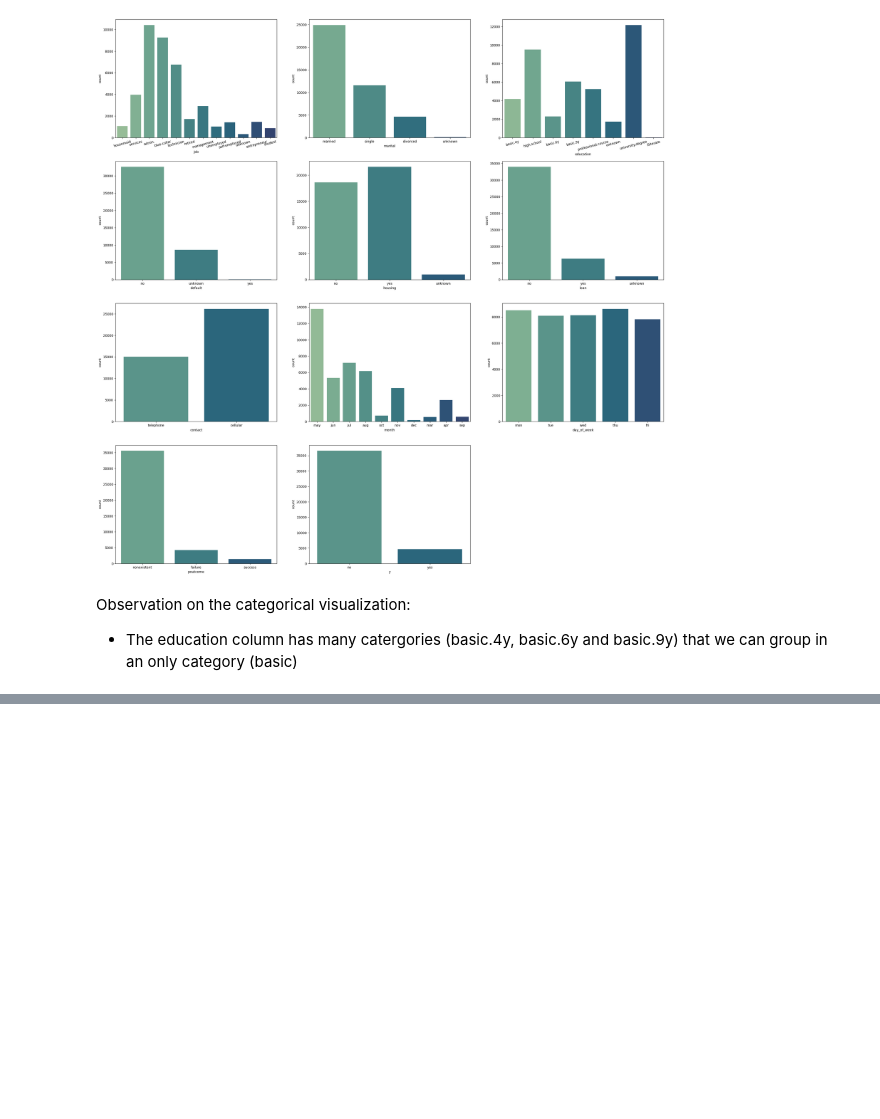
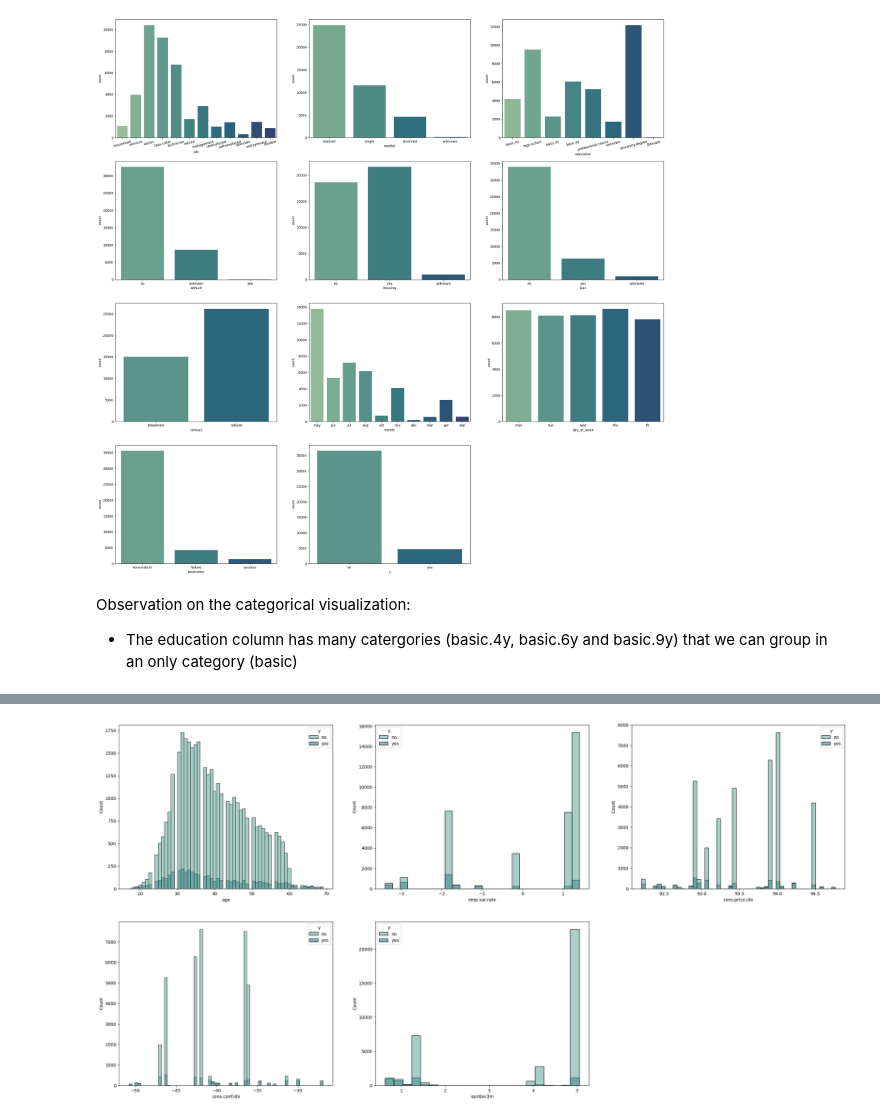
Before and after one commit to fevc08/logistic_regresion_ML, a Jupyter notebook: src/explore.ipynb, the cells around one changed output, grey strips where cells are left out. Drawn from its saved outputs; the diff is of its cells as text; code cells hidden in the pictures; blank space fills up the shorter version.

```diff
--- a/src/explore.ipynb
+++ b/src/explore.ipynb
@@ -223,0 +254,25 @@ Observation on the numerical visualization
+# %%
+# Now we are going to analyze the numerical variables
+# Relationship between the numerical variables and the target variable
+fig, ax = plt.subplots(2, 3, figsize=(30, 15))
+
+# set the color palette
+color = sns.color_palette("crest", as_cmap=True)
+
+# Histogram of the age column
+sns.histplot(ax = ax[0,0], data = bank_marketing_campaign_df, x = 'age', hue = 'y', palette="crest")
+# Histogram of the poutcome column
+sns.histplot(ax = ax[0,1], data = bank_marketing_campaign_df, x = 'emp.var.rate', hue = 'y', palette="crest")
+# Histogram of the cons.price.idx column
+sns.histplot(ax = ax[0,2], data = bank_marketing_campaign_df, x = 'cons.price.idx', hue = 'y', palette="crest")
+# Histogram of the cons.conf.idx column
+sns.histplot(ax = ax[1,0], data = bank_marketing_campaign_df, x = 'cons.conf.idx', hue = 'y', palette="crest")
+# Histogram of the euribor3m column
+sns.histplot(ax = ax[1,1], data = bank_marketing_campaign_df, x = 'euribor3m', hue = 'y', palette="crest")
+# Remove the empty subplots
+fig.delaxes(ax[1,2])
+
+# Display the plot
+plt.show()
+# %% [output]
+[figure, added]
```
Also changed, not shown: parts of 11 cells of this notebook, 2 other files.
